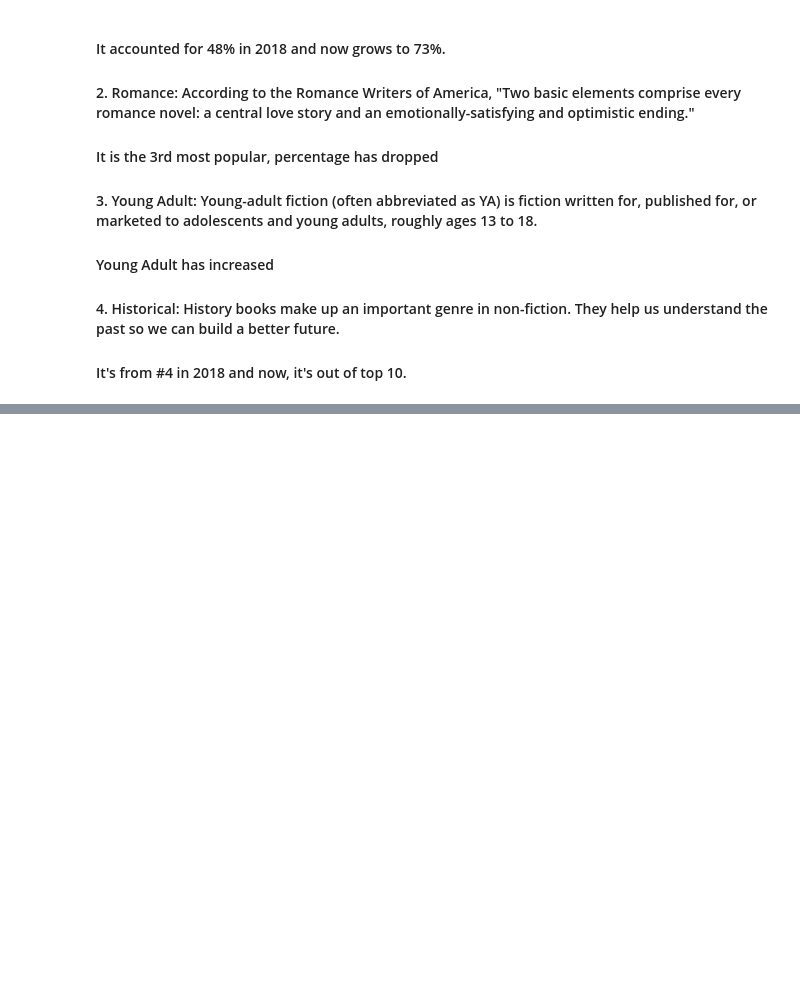
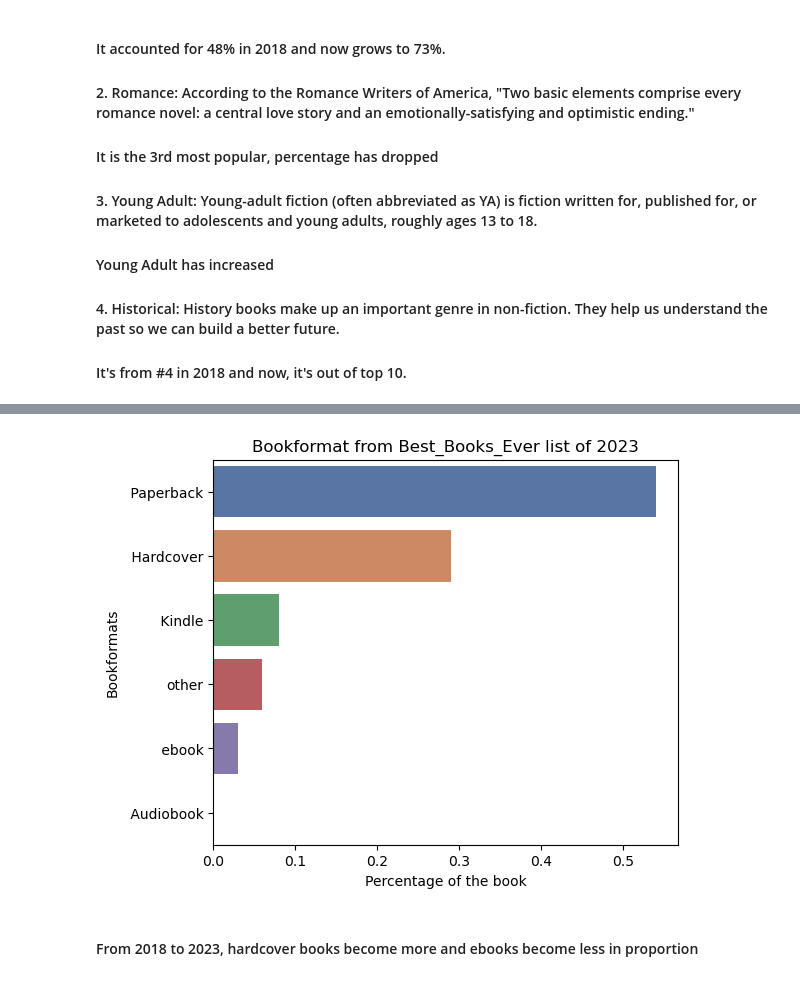
Before and after one commit to Jiaxing7/Final-Projects, a Jupyter notebook: Final Project.ipynb, the cells around one changed output, grey strips where cells are left out. Cells and saved outputs as stored; diff of their text form; code cells hidden in the pictures; blank space fills up the shorter version.

```diff
--- a/Final Project.ipynb
+++ b/Final Project.ipynb
@@ -1414,0 +1458,5 @@ plt.show()
+# %%
+data_bookformat = pd.DataFrame(df['bookformat'].value_counts()).reset_index()
+data_bookformat.columns = ['bookformat', 'counts']
+data_bookformat['percentage'] = round(data_bookformat['counts']/8765, 2)
+data_bookformat.head(10)
@@ -1414,0 +1480,11 @@ plt.show()
+# %%
+fig, ax = plt.subplots(figsize=(6, 5))
+sns.barplot(data=data_bookformat.head(9), x='percentage', y='bookformat', palette='deep')
+plt.title('Bookformat from Best_Books_Ever list of 2023')
+plt.xlabel('Percentage of the book')
+plt.ylabel('Bookformats')
+plt.show()
+# %% [output]
+[figure, added]
+# %% [markdown]
+#### From 2018 to 2023, hardcover books become more and ebooks become less in proportion
```
Also changed, not shown: parts of 44 cells of this notebook, 1 other file.
